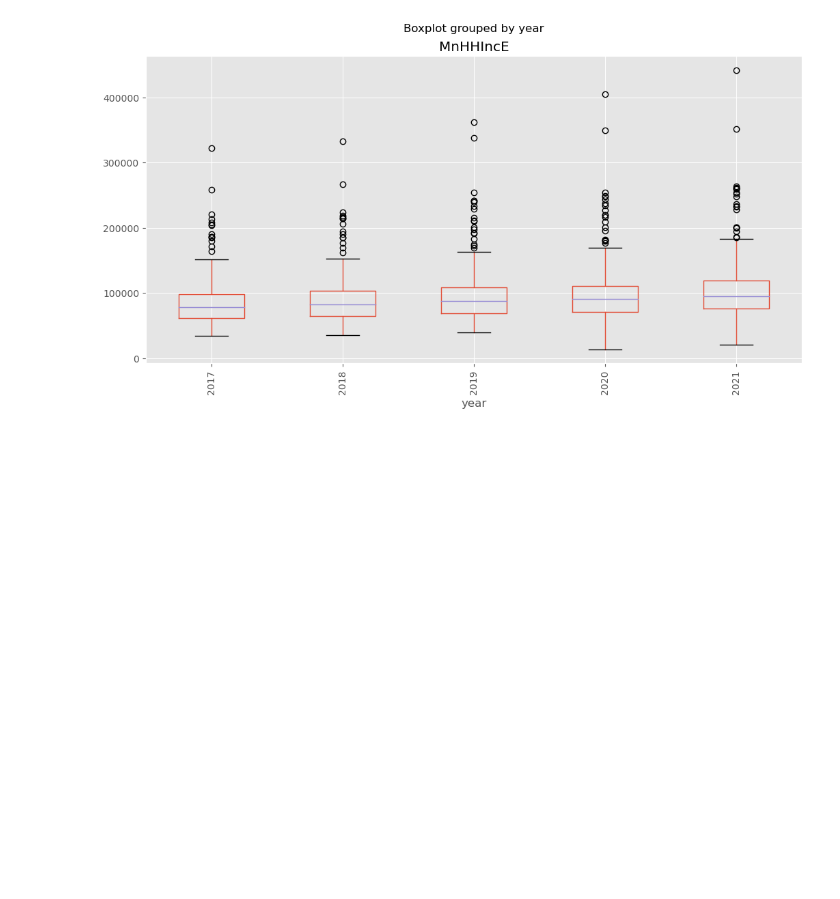
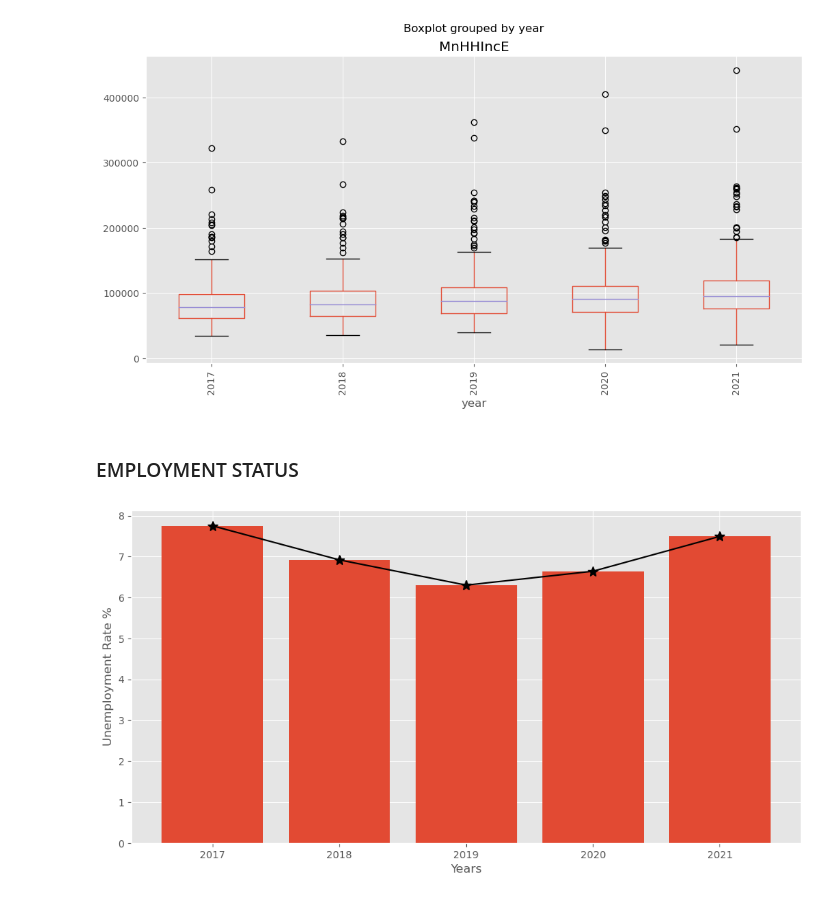
Before and after one commit to FranziskaMarie/Evictions-NYC, a Jupyter notebook: social_test.ipynb, the cells around one changed output. Saved outputs shown, nothing was run; the diff lists cells and outputs as text; code cells hidden in the pictures; blank space fills up the shorter version.

```diff
--- a/social_test.ipynb
+++ b/social_test.ipynb
@@ -271,3 +287,20 @@ economic_data.boxplot(column=['MnHHIncE'], by='year')
 plt.xticks(rotation=90);
 # %% [output]
 [figure]
+# %% [markdown]
+### EMPLOYMENT STATUS
+# %%
+Unemployed_ratio_2017 = econ_17['CvLFUEm1E'].sum() / econ_17['CvLF1E'].sum()
+Unemployed_ratio_2018 = econ_18['CvLFUEm1E'].sum() / econ_18['CvLF1E'].sum()
+Unemployed_ratio_2019 = econ_19['CvLFUEm1E'].sum() / econ_19['CvLF1E'].sum()
+Unemployed_ratio_2020 = econ_20['CvLFUEm1E'].sum() / econ_20['CvLF1E'].sum()
+Unemployed_ratio_2021 = econ_21['CvLFUEm1E'].sum() / econ_21['CvLF1E'].sum()
+Unemployed_ratio = [Unemployed_ratio_2017*100, Unemployed_ratio_2018*100, Unemployed_ratio_2019*100, Unemployed_ratio_2020*100, Unemployed_ratio_2021*100]
+# %%
+plt.bar(title_year, Unemployed_ratio)
+plt.plot(Unemployed_ratio, marker='*', color='black', ms=10)
+plt.xlabel('Years')
+plt.ylabel('Unemployment Rate %')
+plt.show()
+# %% [output]
+[figure, added]
```
Also changed, not shown: parts of 21 cells of this notebook.
